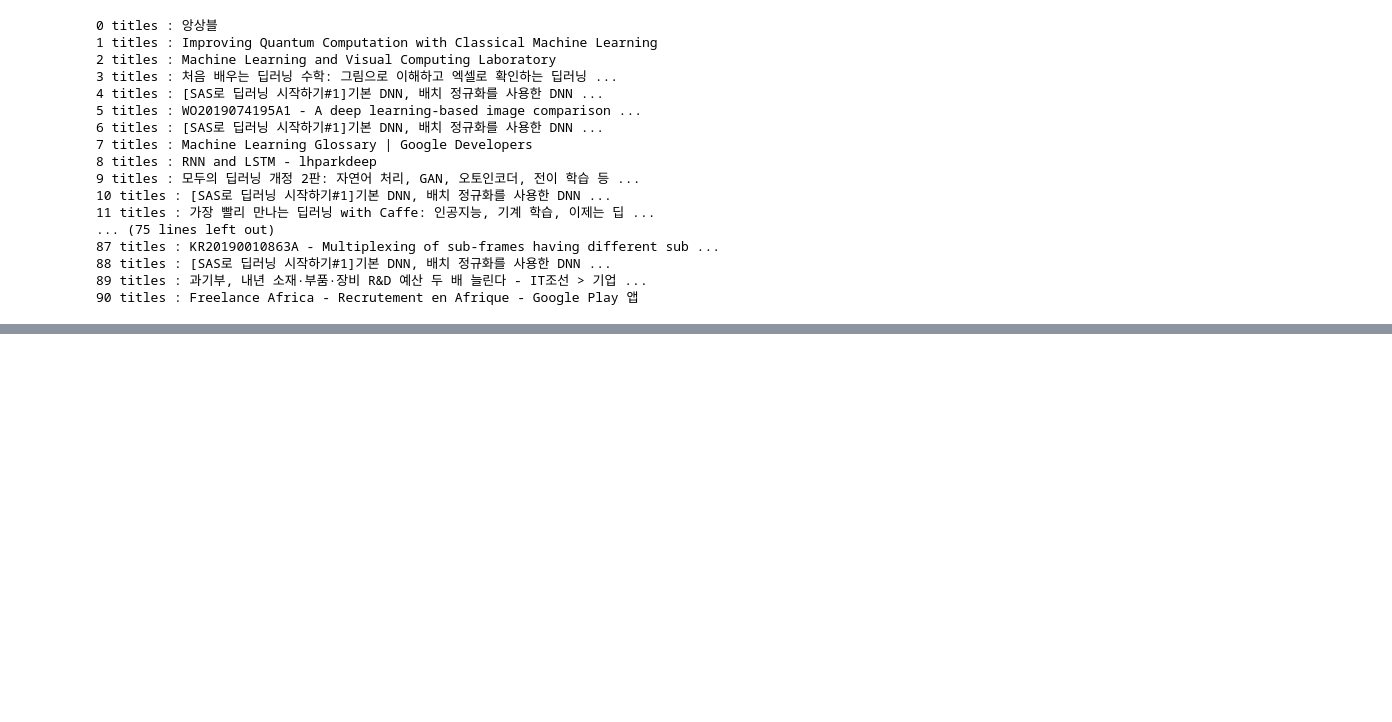
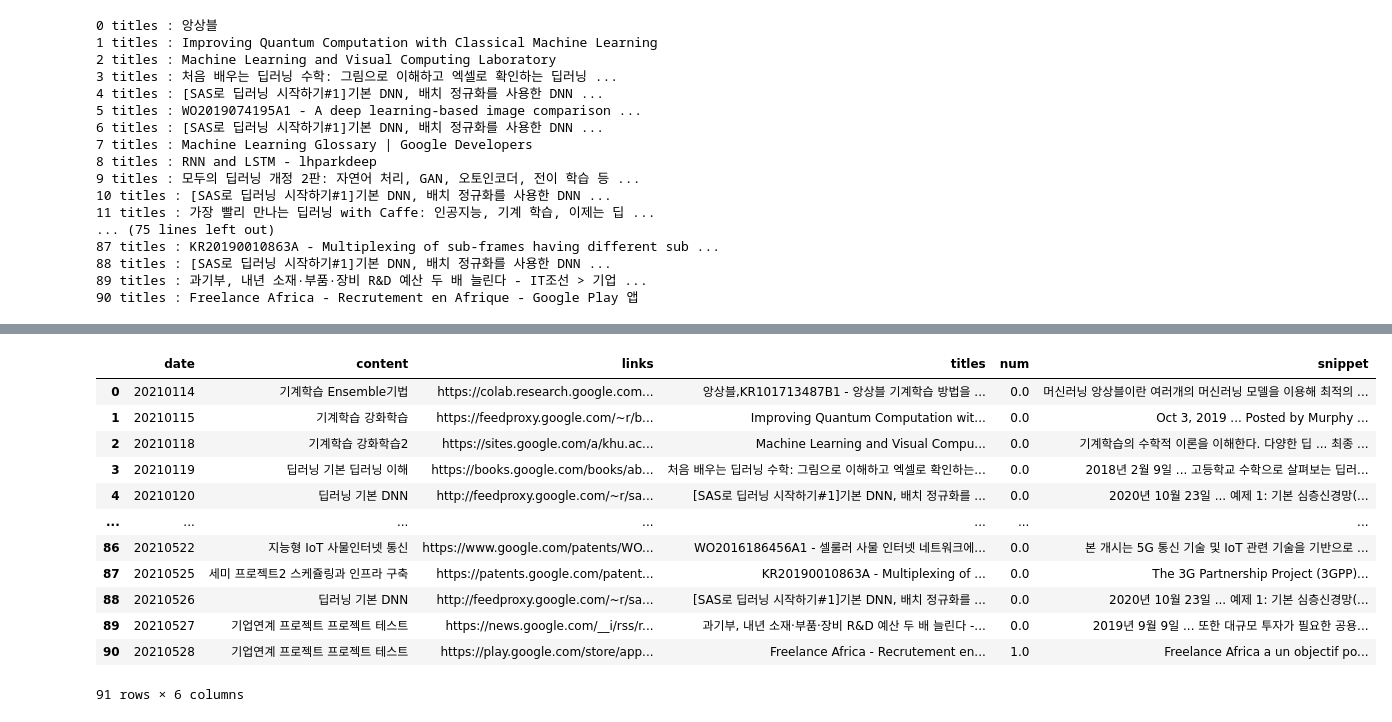
Before and after one commit to epsilon-deltta/auto-reporting, a Jupyter notebook: retrieve_Google.ipynb, the cells around one changed output, grey strips where cells are left out. Saved outputs shown, nothing was run; the diff lists cells and outputs as text; code cells hidden in the pictures; blank space fills up the shorter version.

Commit message:
modified data frame columns a bit

```diff
--- a/retrieve_Google.ipynb
+++ b/retrieve_Google.ipynb
@@ -264,2 +266,2 @@ for x in range(len(df)) :
 # %%
-df.to_csv('scratched_plan.csv')
+df = pd.read_csv('scratched_plan.csv')
@@ -265,0 +280,2 @@ df.to_csv('scratched_plan.csv')
+# %%
+df.snippet = df.snippet.str.replace('\n',' ')
@@ -265,0 +299,2 @@ df.to_csv('scratched_plan.csv')
+# %%
+df.drop('Unnamed: 0',axis=1,inplace=True)
@@ -265,0 +303,16 @@ df.to_csv('scratched_plan.csv')
+# %%
+df
+# %% [output]
+|  | date | content | links | titles | num | snippet |
+| 0 | 20210114 | 기계학습 Ensemble기법 | https://colab.research.google.com... | 앙상블,KR101713487B1 - 앙상블 기계학습 방법을 ... | 0.0 | 머신러닝 앙상블이란 여러개의 머신러닝 모델을 이용해 최적의 ... |
+| 1 | 20210115 | 기계학습 강화학습 | https://feedproxy.google.com/~r/b... | Improving Quantum Computation wit... | 0.0 | Oct 3, 2019 ... Posted by Murphy ... |
+| 2 | 20210118 | 기계학습 강화학습2 | https://sites.google.com/a/khu.ac... | Machine Learning and Visual Compu... | 0.0 | 기계학습의 수학적 이론을 이해한다. 다양한 딥 ... 최종 ... |
+| 3 | 20210119 | 딥러닝 기본 딥러닝 이해 | https://books.google.com/books/ab... | 처음 배우는 딥러닝 수학: 그림으로 이해하고 엑셀로 확인하는... | 0.0 | 2018년 2월 9일 ... 고등학교 수학으로 살펴보는 딥러... |
+| 4 | 20210120 | 딥러닝 기본 DNN | http://feedproxy.google.com/~r/sa... | [SAS로 딥러닝 시작하기#1]기본 DNN, 배치 정규화를 ... | 0.0 | 2020년 10월 23일 ... 예제 1: 기본 심층신경망(... |
+| ... | ... | ... | ... | ... | ... | ... |
+| 86 | 20210522 | 지능형 IoT 사물인터넷 통신 | https://www.google.com/patents/WO... | WO2016186456A1 - 셀룰러 사물 인터넷 네트워크에... | 0.0 | 본 개시는 5G 통신 기술 및 IoT 관련 기술을 기반으로 ... |
+| 87 | 20210525 | 세미 프로젝트2 스케쥴링과 인프라 구축 | https://patents.google.com/patent... | KR20190010863A - Multiplexing of ... | 0.0 | The 3G Partnership Project (3GPP)... |
+| 88 | 20210526 | 딥러닝 기본 DNN | http://feedproxy.google.com/~r/sa... | [SAS로 딥러닝 시작하기#1]기본 DNN, 배치 정규화를 ... | 0.0 | 2020년 10월 23일 ... 예제 1: 기본 심층신경망(... |
+| 89 | 20210527 | 기업연계 프로젝트 프로젝트 테스트 | https://news.google.com/__i/rss/r... | 과기부, 내년 소재·부품·장비 R&D 예산 두 배 늘린다 -... | 0.0 | 2019년 9월 9일 ... 또한 대규모 투자가 필요한 공용... |
+| 90 | 20210528 | 기업연계 프로젝트 프로젝트 테스트 | https://play.google.com/store/app... | Freelance Africa - Recrutement en... | 1.0 | Freelance Africa a un objectif po... |
+91 rows × 6 columns
```
Also changed, not shown: parts of 7 cells of this notebook, 1 other file.
